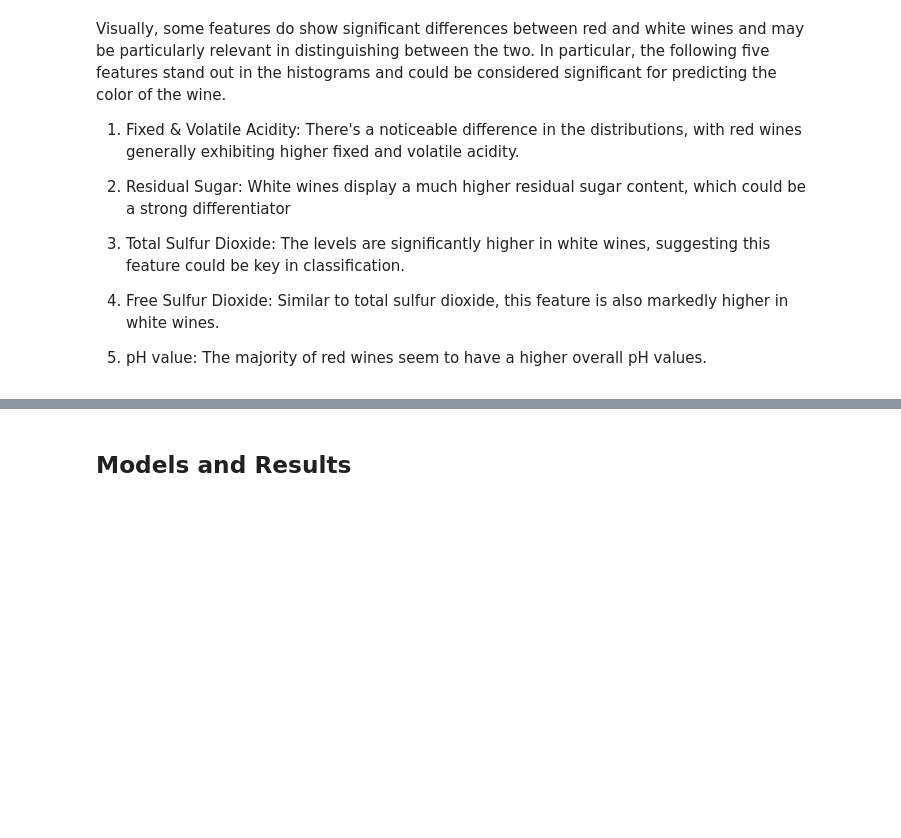
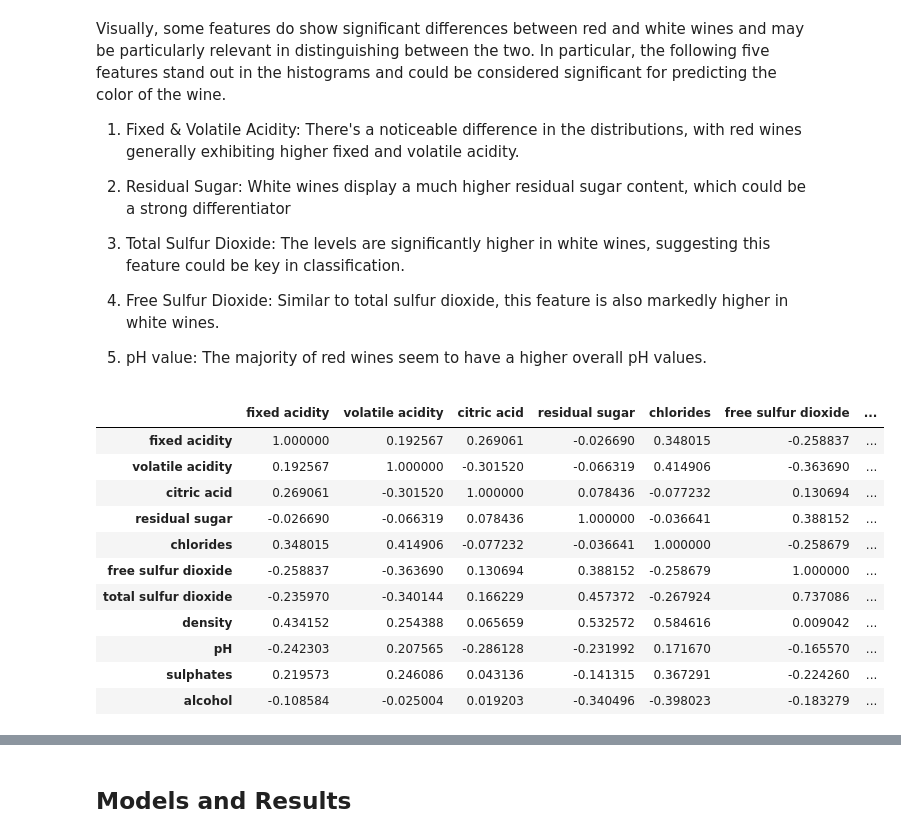
Before and after one commit to UBC-MDS/2023-DSCI522-Group22, a Jupyter notebook: src/wine_color_classification_report.ipynb, the cells around one changed output, grey strips where cells are left out. Cells and saved outputs as stored; diff of their text form; code cells hidden in the pictures; blank space fills up the shorter version.

```diff
--- a/src/wine_color_classification_report.ipynb
+++ b/src/wine_color_classification_report.ipynb
@@ -205,3 +231,18 @@ Visually, some features do show significant differences between red and white wi
 4. Free Sulfur Dioxide: Similar to total sulfur dioxide, this feature is also markedly higher in white wines.
 
 5. pH value: The majority of red wines seem to have a higher overall pH values.
+# %%
+wine_train[numeric_cols].corr('spearman').style.background_gradient(cmap ="RdBu")
+# %% [output]
+|  | fixed acidity | volatile acidity | citric acid | residual sugar | chlorides | free sulfur dioxide | ... |
+| fixed acidity | 1.000000 | 0.192567 | 0.269061 | -0.026690 | 0.348015 | -0.258837 | ... |
+| volatile acidity | 0.192567 | 1.000000 | -0.301520 | -0.066319 | 0.414906 | -0.363690 | ... |
+| citric acid | 0.269061 | -0.301520 | 1.000000 | 0.078436 | -0.077232 | 0.130694 | ... |
+| residual sugar | -0.026690 | -0.066319 | 0.078436 | 1.000000 | -0.036641 | 0.388152 | ... |
+| chlorides | 0.348015 | 0.414906 | -0.077232 | -0.036641 | 1.000000 | -0.258679 | ... |
+| free sulfur dioxide | -0.258837 | -0.363690 | 0.130694 | 0.388152 | -0.258679 | 1.000000 | ... |
+| total sulfur dioxide | -0.235970 | -0.340144 | 0.166229 | 0.457372 | -0.267924 | 0.737086 | ... |
+| density | 0.434152 | 0.254388 | 0.065659 | 0.532572 | 0.584616 | 0.009042 | ... |
+| pH | -0.242303 | 0.207565 | -0.286128 | -0.231992 | 0.171670 | -0.165570 | ... |
+| sulphates | 0.219573 | 0.246086 | 0.043136 | -0.141315 | 0.367291 | -0.224260 | ... |
+| alcohol | -0.108584 | -0.025004 | 0.019203 | -0.340496 | -0.398023 | -0.183279 | ... |
```
Also changed, not shown: parts of 3 cells of this notebook.
